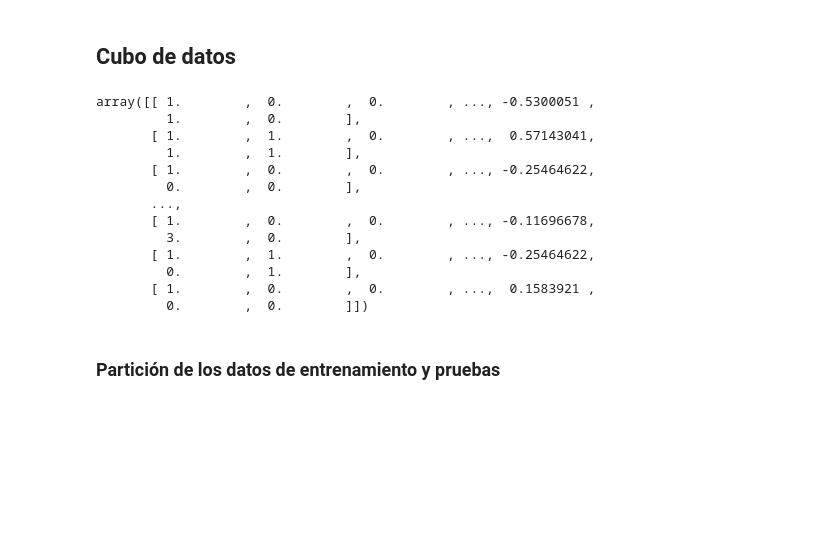
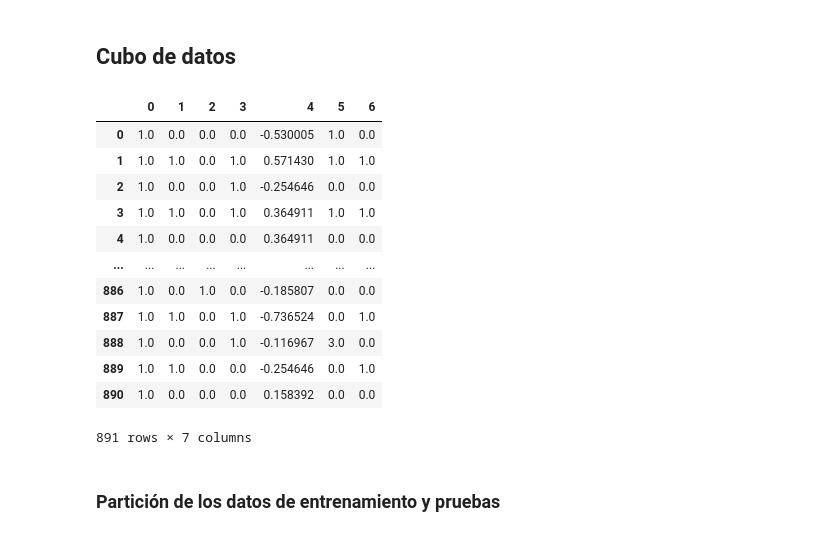
Before and after one commit to dragonnomada/ipn-cic-ia-mayo-2026, a Jupyter notebook: ejemplos/s301/e301_02.ipynb, the cells around one changed output. Saved outputs shown, nothing was run; the diff lists cells and outputs as text; code cells hidden in the pictures; blank space fills up the shorter version.

```diff
--- a/ejemplos/s301/e301_02.ipynb
+++ b/ejemplos/s301/e301_02.ipynb
@@ -42,25 +42,25 @@ x6 = x6.fillna(x6.median())
 # %%
 X = numpy.array([
     numpy.zeros_like(x1) + 1,
     x1, x2, x3,
     x4, x5, x6,
 ]).T
 
-X
+pandas.DataFrame(X)
 # %% [output]
+|  | 0 | 1 | 2 | 3 | 4 | 5 | 6 |
+| 0 | 1.0 | 0.0 | 0.0 | 0.0 | -0.530005 | 1.0 | 0.0 |
+| 1 | 1.0 | 1.0 | 0.0 | 1.0 | 0.571430 | 1.0 | 1.0 |
+| 2 | 1.0 | 0.0 | 0.0 | 1.0 | -0.254646 | 0.0 | 0.0 |
+| 3 | 1.0 | 1.0 | 0.0 | 1.0 | 0.364911 | 1.0 | 1.0 |
+| 4 | 1.0 | 0.0 | 0.0 | 0.0 | 0.364911 | 0.0 | 0.0 |
+| ... | ... | ... | ... | ... | ... | ... | ... |
+| 886 | 1.0 | 0.0 | 1.0 | 0.0 | -0.185807 | 0.0 | 0.0 |
+| 887 | 1.0 | 1.0 | 0.0 | 1.0 | -0.736524 | 0.0 | 1.0 |
+| 888 | 1.0 | 0.0 | 0.0 | 1.0 | -0.116967 | 3.0 | 0.0 |
+| 889 | 1.0 | 1.0 | 0.0 | 0.0 | -0.254646 | 0.0 | 1.0 |
+| 890 | 1.0 | 0.0 | 0.0 | 0.0 | 0.158392 | 0.0 | 0.0 |
-array([[ 1.        ,  0.        ,  0.        , ..., -0.5300051 ,
-         1.        ,  0.        ],
-       [ 1.        ,  1.        ,  0.        , ...,  0.57143041,
-         1.        ,  1.        ],
-       [ 1.        ,  0.        ,  0.        , ..., -0.25464622,
-         0.        ,  0.        ],
-       ...,
-       [ 1.        ,  0.        ,  0.        , ..., -0.11696678,
-         3.        ,  0.        ],
-       [ 1.        ,  1.        ,  0.        , ..., -0.25464622,
-         0.        ,  1.        ],
-       [ 1.        ,  0.        ,  0.        , ...,  0.1583921 ,
-         0.        ,  0.        ]])
+891 rows × 7 columns
 # %% [markdown]
 ### Partición de los datos de entrenamiento y pruebas
 # %%
```
Also changed, not shown: parts of 1 cell of this notebook.
